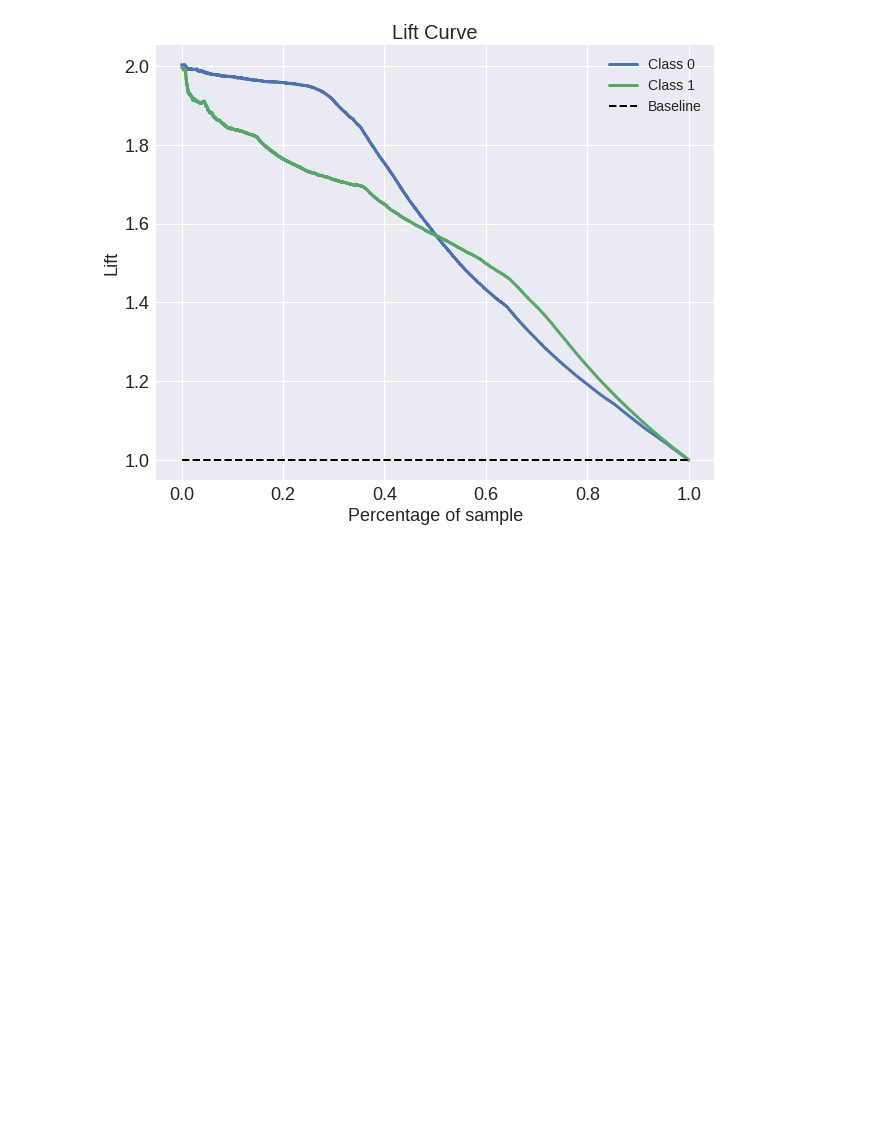
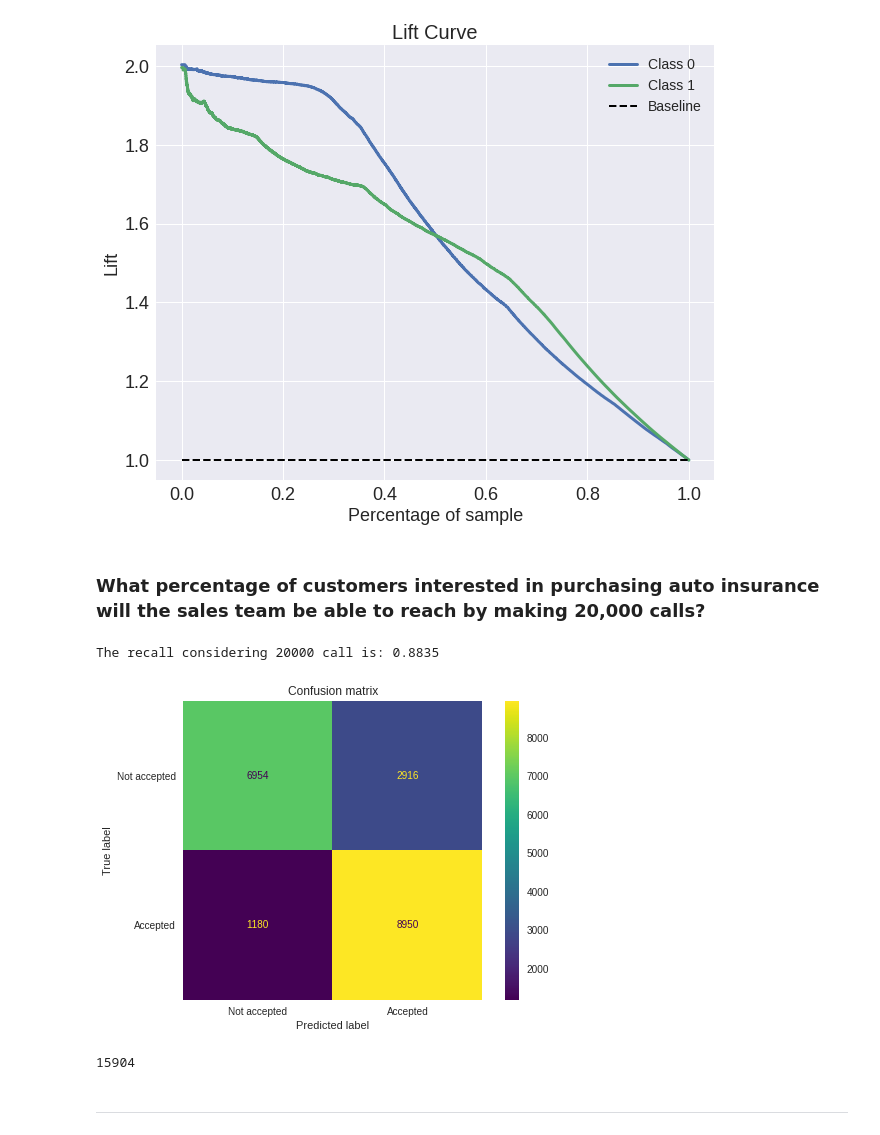
Before and after one commit to Ededu1984/Health_Insurance_Prediction, a Jupyter notebook: Health_Insurance_Model_Bulding_c02.ipynb, the cells around one changed output. Drawn from its saved outputs; the diff is of its cells as text; code cells hidden in the pictures; blank space fills up the shorter version.

```diff
--- a/Health_Insurance_Model_Bulding_c02.ipynb
+++ b/Health_Insurance_Model_Bulding_c02.ipynb
@@ -615,3 +610,42 @@ plt.legend(bbox_to_anchor=(1, 1), fontsize=14)
 plt.show()
 # %% [output]
 [figure]
+# %%
+def validation_recall(model, x, y, n):
+
+    # x => x_val
+    # y -> y_val
+
+    df = pd.concat([x,y], axis=1)
+    new_df = df.sample(n, random_state=1)
+
+    y = new_df['Response']
+    x_val = new_df.drop('Response', axis=1)
+
+    pred = model.predict(x_val)
+    recall = recall_score(y, pred)
+
+    return recall, x_val, y
+# %% [markdown]
+### What percentage of customers interested in purchasing auto insurance will the sales team be able to reach by making 20,000 calls?
+# %%
+recall_20000, x_val_20000, y_20000 = validation_recall(best_model, X_val, y_val, 20000)
+# %%
+print('The recall considering 20000 call is: {}'.format(round(recall_20000, 4)))
+# %% [output]
+The recall considering 20000 call is: 0.8835
+# %%
+plot_confusion_matrix(best_model, x_val_20000, y_20000)
+plt.title('Confusion matrix')
+plt.yticks(ticks=[0,1], labels=['Not accepted','Accepted'])
+plt.xticks(ticks=[0,1], labels=['Not accepted','Accepted'])
+plt.grid(False)
+plt.show()
+# %% [output]
+[figure, added]
+# %%
+6954 + 8950
+# %% [output]
+15904
+# %% [markdown]
+___
```
Also changed, not shown: parts of 13 cells of this notebook.
